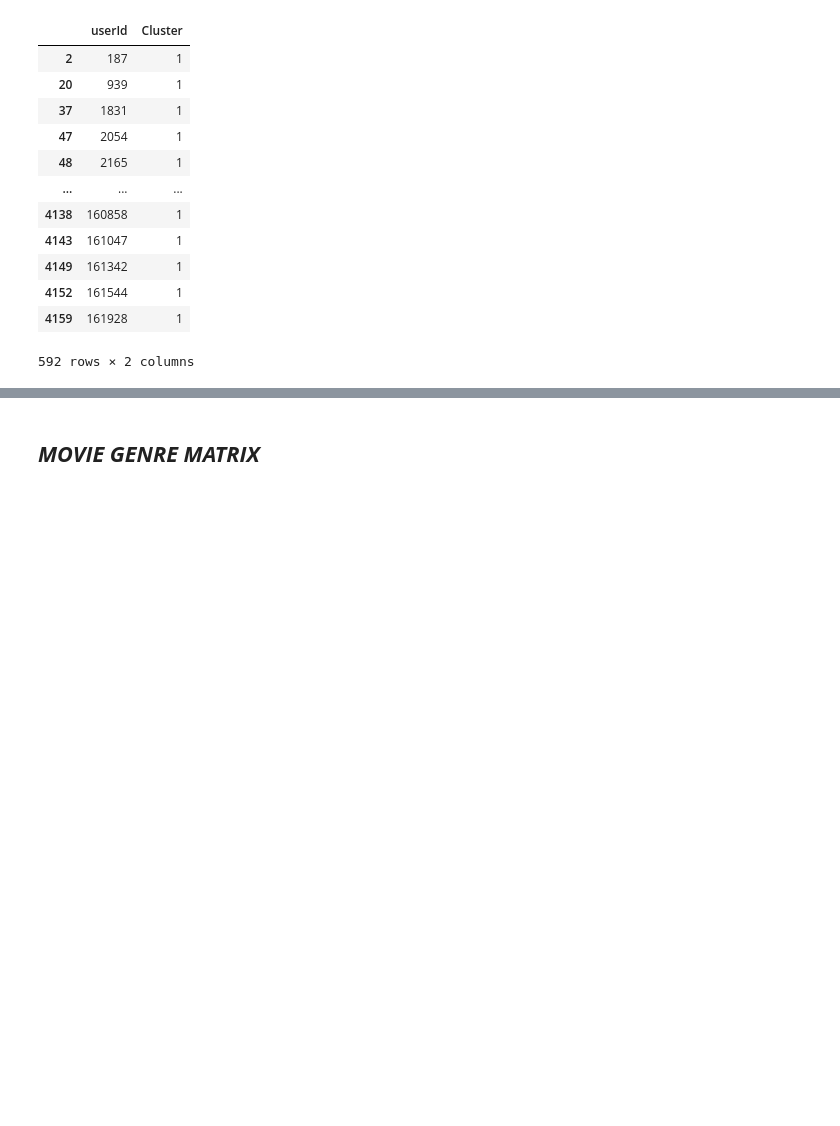
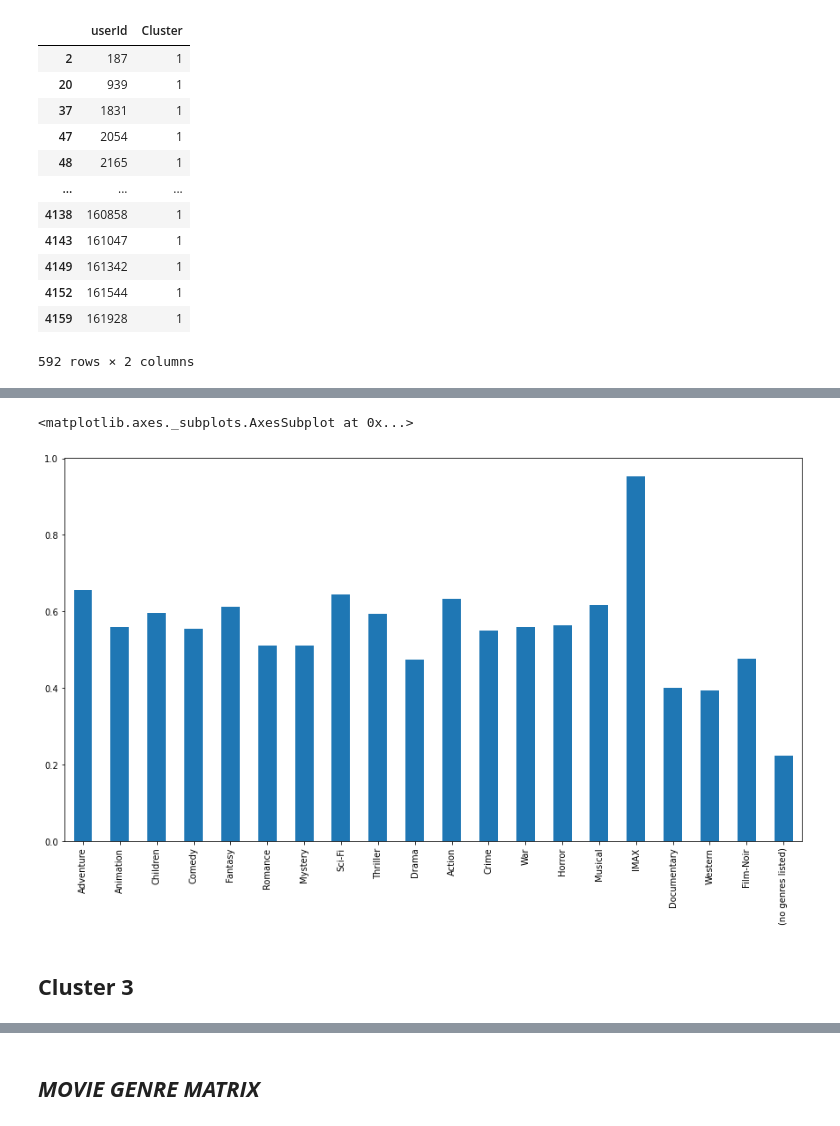
Before and after one commit to Sibu08/movierecommendation, a Jupyter notebook: MovieLens25M.ipynb, the cells around one changed output, grey strips where cells are left out. Cells and saved outputs as stored; diff of their text form; code cells hidden in the pictures; blank space fills up the shorter version.

```diff
--- a/MovieLens25M.ipynb
+++ b/MovieLens25M.ipynb
@@ -401,0 +388,16 @@ s1.plot.bar(figsize = (15, 8))
+# %%
+for key in myDictionary2:
+  myDictionary2[key] = float(myDictionary2[key])/float(genres_dict[key])
+# %%
+bars2 = list(myDictionary2.keys())
+# %%
+height2 = list(myDictionary2.values())
+# %%
+s2 = pd.Series(data = height2, index = bars2)
+# %%
+s2.plot.bar(figsize = (15, 8))
+# %% [output]
+<matplotlib.axes._subplots.AxesSubplot at 0x...>
+[figure, added]
+# %% [markdown]
+## **Cluster 3**
```
Also changed, not shown: parts of 119 cells of this notebook.
